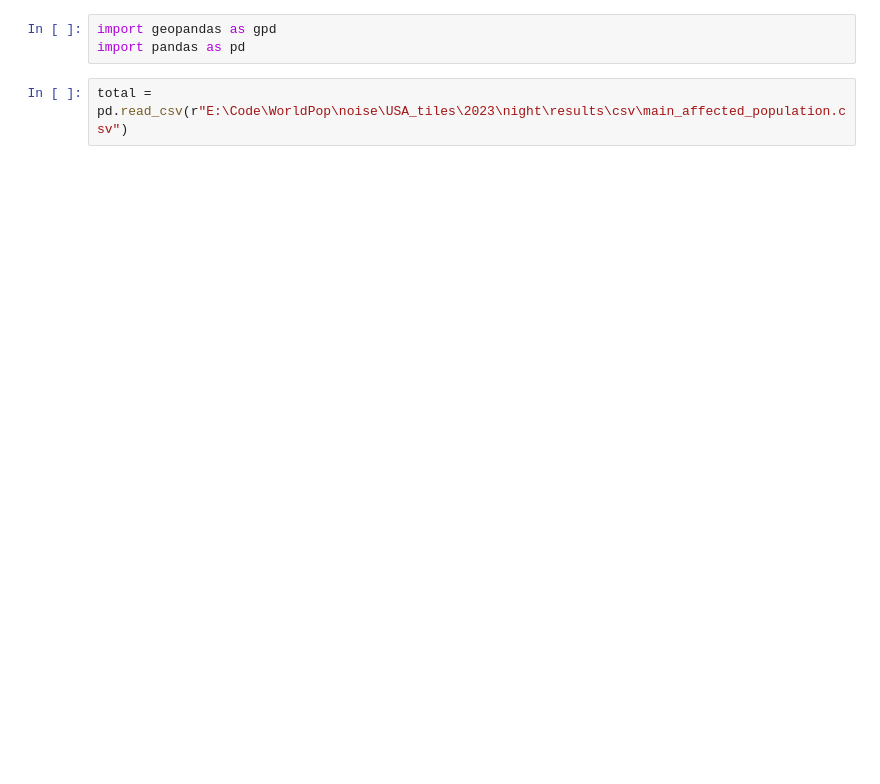
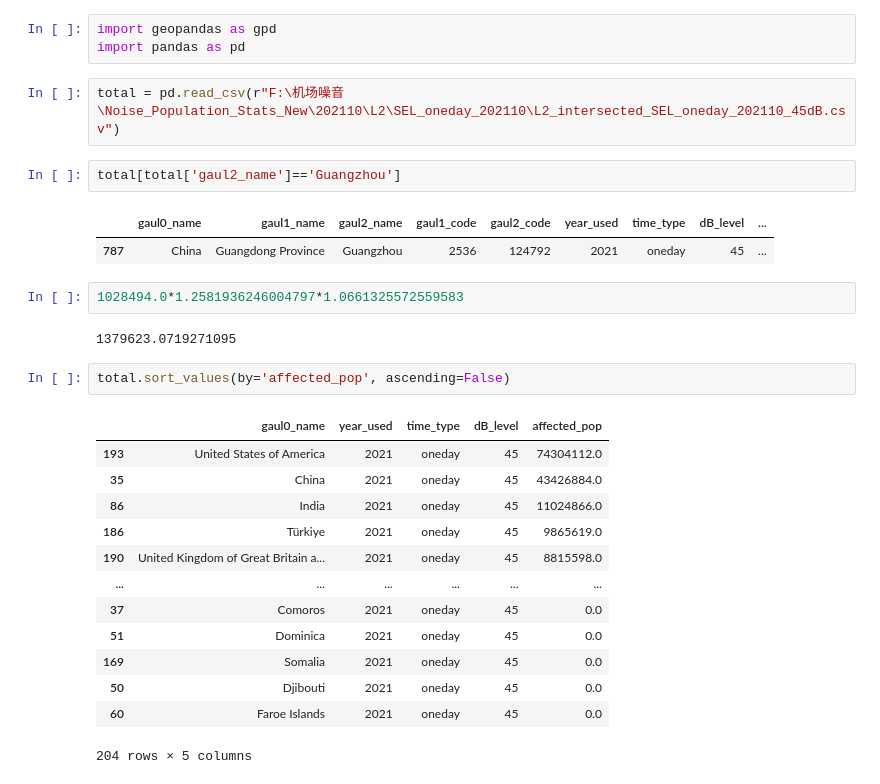
Before and after one commit to lun55/WorldPop, a Jupyter notebook: 人口统计.ipynb, the cells around one changed output. Saved outputs shown, nothing was run; the diff lists cells and outputs as text; blank space fills up the shorter version.

```diff
--- a/人口统计.ipynb
+++ b/人口统计.ipynb
@@ -2,4 +2,29 @@
 import geopandas as gpd
 import pandas as pd
 # %%
-total = pd.read_csv(r"E:\Code\WorldPop\noise\USA_tiles\2023\night\results\csv\main_affected_population.csv")
+total = pd.read_csv(r"F:\机场噪音\Noise_Population_Stats_New\202110\L2\SEL_oneday_202110\L2_intersected_SEL_oneday_202110_45dB.csv")
+# %%
+total[total['gaul2_name']=='Guangzhou']
+# %% [output]
+|  | gaul0_name | gaul1_name | gaul2_name | gaul1_code | gaul2_code | year_used | time_type | dB_level | ... |
+| 787 | China | Guangdong Province | Guangzhou | 2536 | 124792 | 2021 | oneday | 45 | ... |
+# %%
+1028494.0*1.2581936246004797*1.0661325572559583
+# %% [output]
+1379623.0719271095
+# %%
+total.sort_values(by='affected_pop', ascending=False)
+# %% [output]
+|  | gaul0_name | year_used | time_type | dB_level | affected_pop |
+| 193 | United States of America | 2021 | oneday | 45 | 74304112.0 |
+| 35 | China | 2021 | oneday | 45 | 43426884.0 |
+| 86 | India | 2021 | oneday | 45 | 11024866.0 |
+| 186 | Türkiye | 2021 | oneday | 45 | 9865619.0 |
+| 190 | United Kingdom of Great Britain a... | 2021 | oneday | 45 | 8815598.0 |
+| ... | ... | ... | ... | ... | ... |
+| 37 | Comoros | 2021 | oneday | 45 | 0.0 |
+| 51 | Dominica | 2021 | oneday | 45 | 0.0 |
+| 169 | Somalia | 2021 | oneday | 45 | 0.0 |
+| 50 | Djibouti | 2021 | oneday | 45 | 0.0 |
+| 60 | Faroe Islands | 2021 | oneday | 45 | 0.0 |
+204 rows × 5 columns
```
Also changed, not shown: parts of 33 cells of this notebook, 44 other files.
